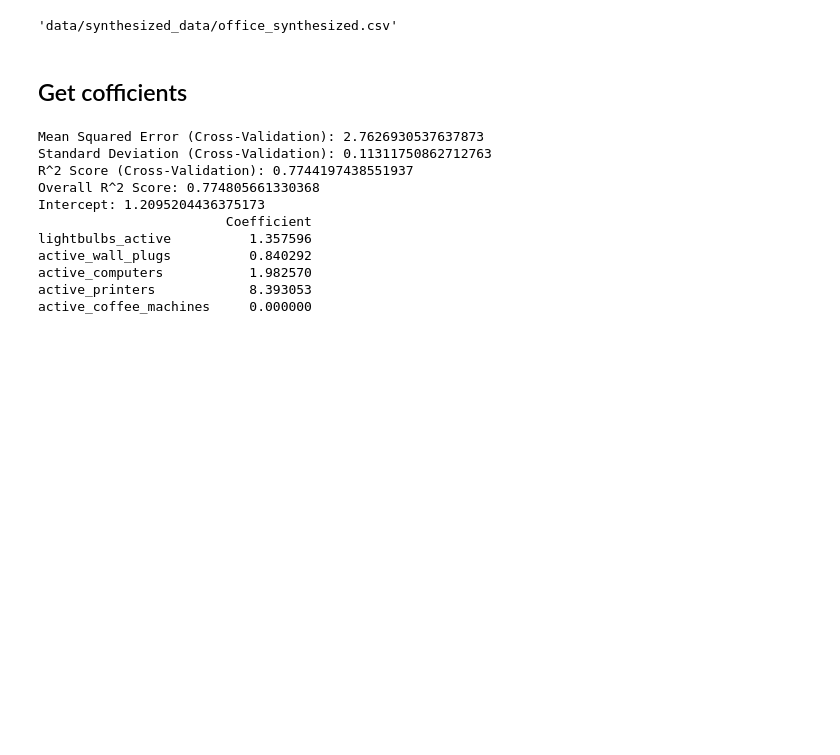
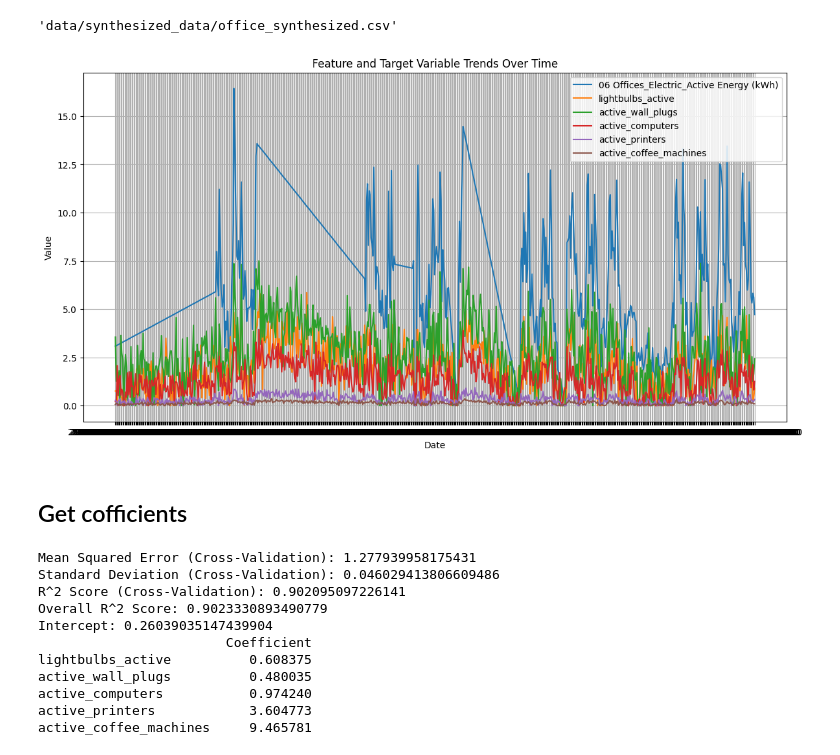
Before and after one commit to johanbarreiro/energy_consumption_optimizer, a Jupyter notebook: equation_modeling/office_space_modeling.ipynb, the cells around one changed output. Saved outputs shown, nothing was run; the diff lists cells and outputs as text; code cells hidden in the pictures; blank space fills up the shorter version.

Commit message:
Improve random

```diff
--- a/equation_modeling/office_space_modeling.ipynb
+++ b/equation_modeling/office_space_modeling.ipynb
@@ -120,13 +120,16 @@ np.random.seed(42)
 max_energy = df['06 Offices_Electric_Active Energy (kWh)'].max()
 scale_factor = df['06 Offices_Electric_Active Energy (kWh)'] / max_energy
 
+# Define a controlled noise level relative to the scale of each feature
+noise_level = 0.15  # Noise level as a percentage of feature's max value
+
 # Generating data within the defined boundaries
 data = {
-    'lightbulbs_active': np.random.uniform(0, 5.42, n_samples) * scale_factor,
-    'active_wall_plugs': np.round(np.random.uniform(0, 7.22, n_samples) * scale_factor),
-    'active_computers': np.random.uniform(0, 3.61, n_samples) * scale_factor,
-    'active_printers': np.random.uniform(0, 0.90, n_samples) * scale_factor,
-    'active_coffee_machines': np.round(np.random.uniform(0, 0.36, n_samples) * scale_factor)
+    'lightbulbs_active': np.maximum(0, 5.42 * scale_factor + np.random.normal(0, 5.42 * noise_level, n_samples)),
+    'active_wall_plugs':np.maximum(0, 7.22 * scale_factor + np.random.normal(0, 7.22 * noise_level, n_samples)),
+    'active_computers': np.maximum(0, 3.61 * scale_factor + np.random.normal(0, 3.61 * noise_level, n_samples)),
+    'active_printers': np.maximum(0, 0.90 * scale_factor + np.random.normal(0, 0.90 * noise_level, n_samples)),
+    'active_coffee_machines': np.maximum(0, 0.36 * scale_factor + np.random.normal(0, 0.36 * noise_level, n_samples))
 }
 
 df_simulated = pd.DataFrame(data)
@@ -138,6 +141,32 @@ df_simulated.to_csv(output_path, index=False)
 output_path
 # %% [output]
 'data/synthesized_data/office_synthesized.csv'
+# %%
+import matplotlib.pyplot as plt
+
+# Combine target and features into one DataFrame
+df_combined = pd.concat([df['Time'], df['06 Offices_Electric_Active Energy (kWh)'], df_simulated], axis=1)
+df_combined.set_index('Time', inplace=True)
+
+# Define the time period you want to plot
+start_date = '2023-06-01'
+end_date = '2023-06-30'
+
+# Slice the DataFrame to the desired period
+df_period = df_combined.loc[start_date:end_date]
+
+# Plotting
+plt.figure(figsize=(14, 7))
+for column in df_period.columns:
+    plt.plot(df_period.index, df_period[column], label=column)
+plt.legend()
+plt.title('Feature and Target Variable Trends Over Time')
+plt.xlabel('Date')
+plt.ylabel('Value')
+plt.grid(True)
+plt.show()
+# %% [output]
+[figure, added]
 # %% [markdown]
 ## Get cofficients
 # %%
@@ -196,14 +225,14 @@ coefficients_df = pd.DataFrame(coefficients, features, columns=['Coefficient'])
 print(f'Intercept: {intercept}')
 print(coefficients_df)
 # %% [output]
-Mean Squared Error (Cross-Validation): 2.7626930537637873
-Standard Deviation (Cross-Validation): 0.11311750862712763
-R^2 Score (Cross-Validation): 0.7744197438551937
-Overall R^2 Score: 0.774805661330368
-Intercept: 1.2095204436375173
+Mean Squared Error (Cross-Validation): 1.277939958175431
+Standard Deviation (Cross-Validation): 0.046029413806609486
+R^2 Score (Cross-Validation): 0.902095097226141
+Overall R^2 Score: 0.9023330893490779
+Intercept: 0.26039035147439904
                         Coefficient
-lightbulbs_active          1.357596
-active_wall_plugs          0.840292
-active_computers           1.982570
-active_printers            8.393053
-active_coffee_machines     0.000000
+lightbulbs_active          0.608375
+active_wall_plugs          0.480035
+active_computers           0.974240
+active_printers            3.604773
+active_coffee_machines     9.465781
```
Also changed, not shown: parts of 2 cells of this notebook, 11 other files.
